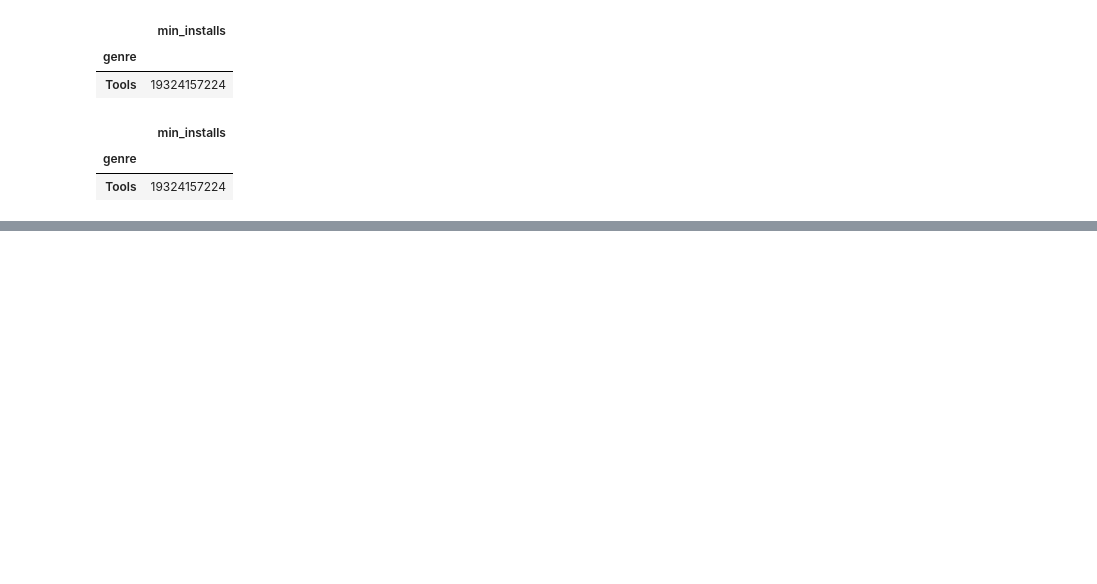
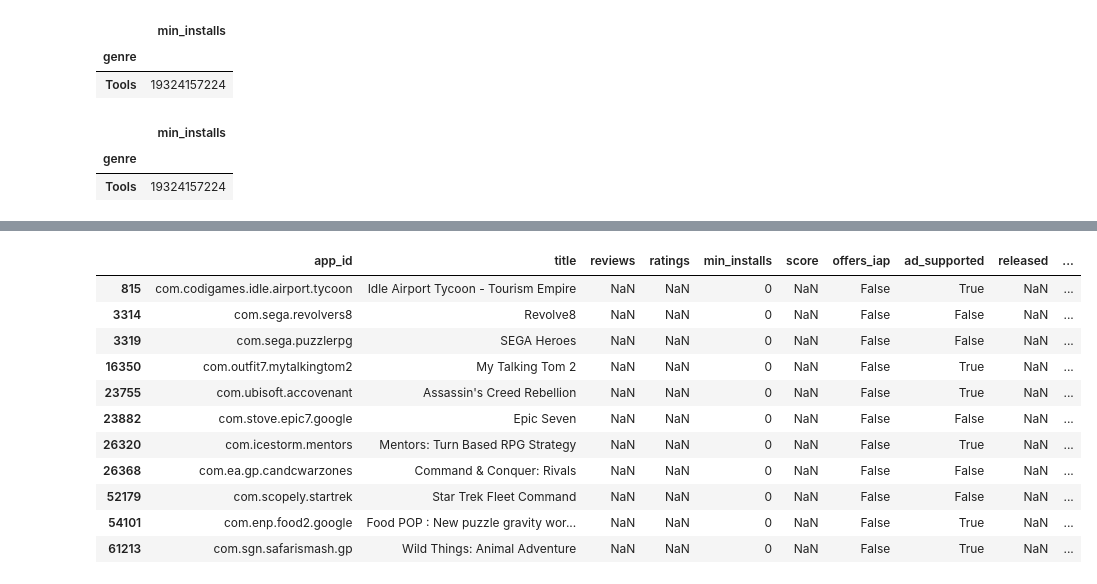
Before and after one commit to bayraktarengin/eurotech, a Jupyter notebook: kaggle/GooglePlayStore.ipynb, the cells around one changed output, grey strips where cells are left out. Drawn from its saved outputs; the diff is of its cells as text; code cells hidden in the pictures; blank space fills up the shorter version.

Commit message:
Google Play Store Edit NG 2

```diff
--- a/kaggle/GooglePlayStore.ipynb
+++ b/kaggle/GooglePlayStore.ipynb
@@ -357,0 +380,15 @@ dtype: float64
+# %%
+df[df["reviews"].isnull()]
+# %% [output]
+|  | app_id | title | reviews | ratings | min_installs | score | offers_iap | ad_supported | released | ... |
+| 815 | com.codigames.idle.airport.tycoon | Idle Airport Tycoon - Tourism Empire | NaN | NaN | 0 | NaN | False | True | NaN | ... |
+| 3314 | com.sega.revolvers8 | Revolve8 | NaN | NaN | 0 | NaN | False | False | NaN | ... |
+| 3319 | com.sega.puzzlerpg | SEGA Heroes | NaN | NaN | 0 | NaN | False | False | NaN | ... |
+| 16350 | com.outfit7.mytalkingtom2 | My Talking Tom 2 | NaN | NaN | 0 | NaN | False | True | NaN | ... |
+| 23755 | com.ubisoft.accovenant | Assassin's Creed Rebellion | NaN | NaN | 0 | NaN | False | True | NaN | ... |
+| 23882 | com.stove.epic7.google | Epic Seven | NaN | NaN | 0 | NaN | False | False | NaN | ... |
+| 26320 | com.icestorm.mentors | Mentors: Turn Based RPG Strategy | NaN | NaN | 0 | NaN | False | True | NaN | ... |
+| 26368 | com.ea.gp.candcwarzones | Command & Conquer: Rivals | NaN | NaN | 0 | NaN | False | False | NaN | ... |
+| 52179 | com.scopely.startrek | Star Trek Fleet Command | NaN | NaN | 0 | NaN | False | False | NaN | ... |
+| 54101 | com.enp.food2.google | Food POP : New puzzle gravity wor... | NaN | NaN | 0 | NaN | False | True | NaN | ... |
+| 61213 | com.sgn.safarismash.gp | Wild Things: Animal Adventure | NaN | NaN | 0 | NaN | False | True | NaN | ... |
```
Also changed, not shown: parts of 33 cells of this notebook.
